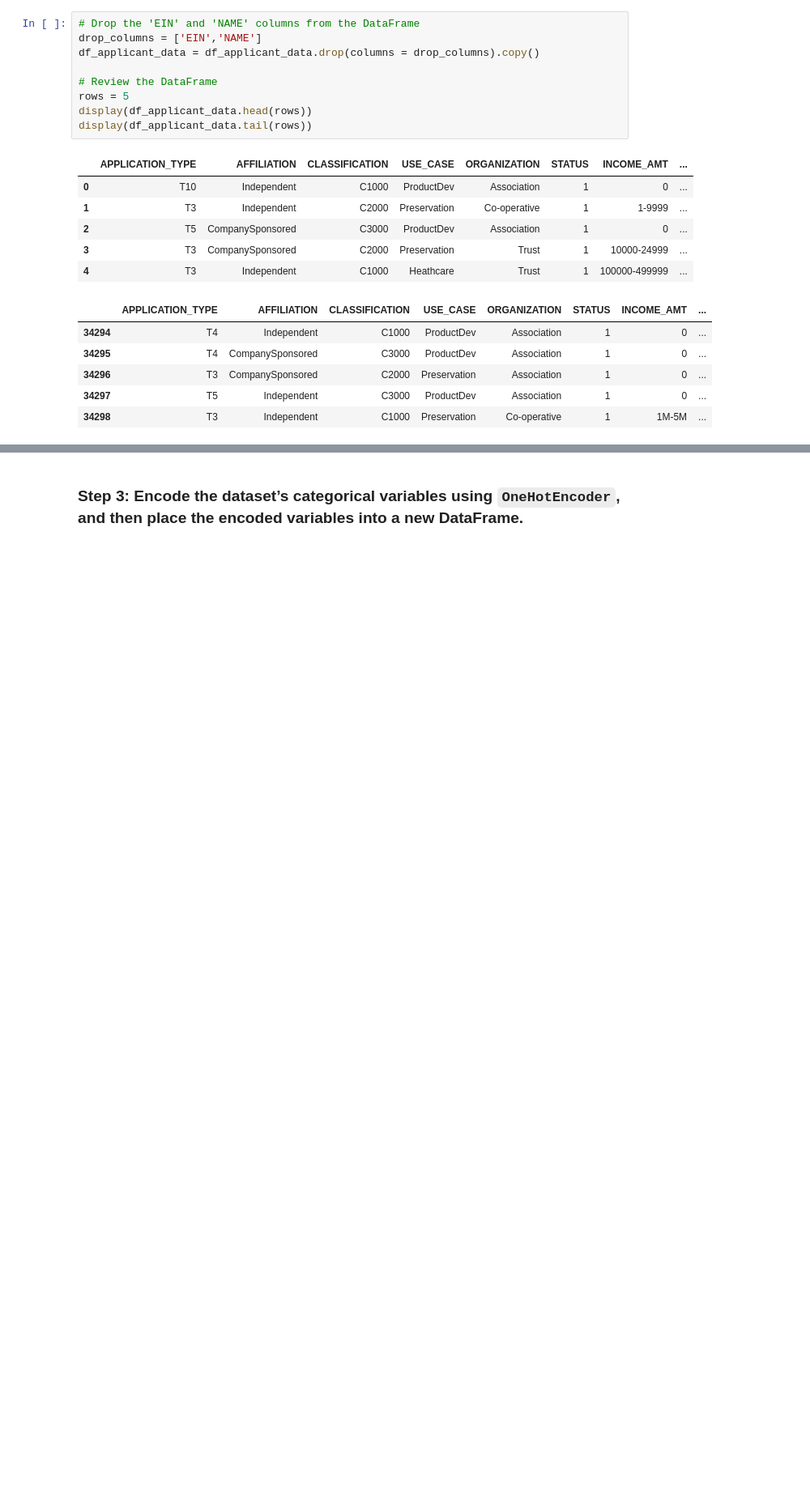
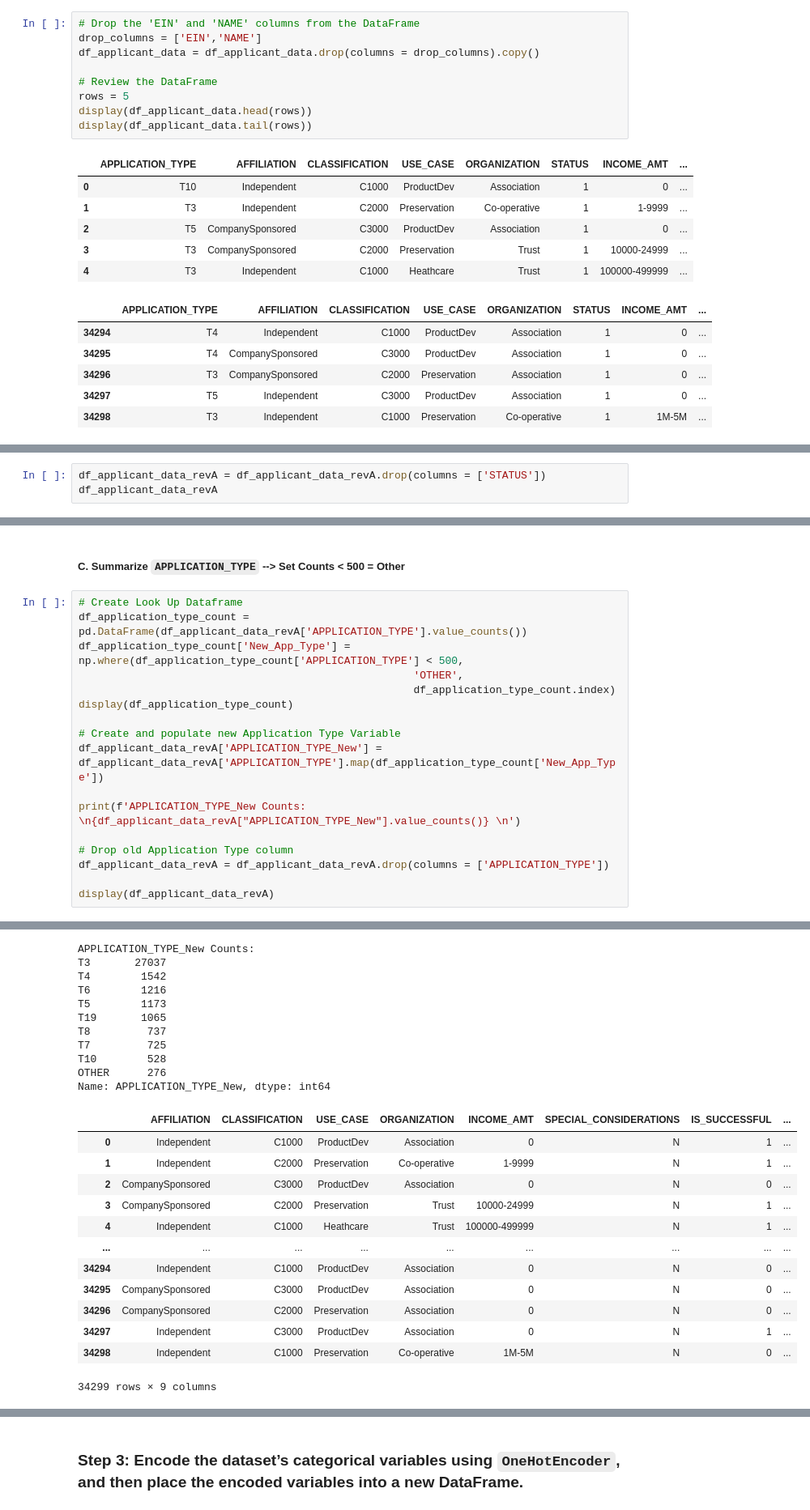
Before and after one commit to jerskine42/ftb13_Neural_Networks, a Jupyter notebook: code/venture_funding_with_deep_learning_revB.ipynb, the cells around one changed output, grey strips where cells are left out. Shown at 81% size. Drawn from its saved outputs; the diff is of its cells as text; blank space fills up the shorter version.

```diff
--- a/code/venture_funding_with_deep_learning_revB.ipynb
+++ b/code/venture_funding_with_deep_learning_revB.ipynb
@@ -167,0 +354,3 @@ display(df_applicant_data.tail(rows))
+# %%
+df_applicant_data_revA = df_applicant_data_revA.drop(columns = ['STATUS'])
+df_applicant_data_revA
@@ -167,0 +371,20 @@ display(df_applicant_data.tail(rows))
+# %% [markdown]
+##### C. Summarize `APPLICATION_TYPE` --> Set Counts < 500 = Other
+# %%
+# Create Look Up Dataframe
+df_application_type_count = pd.DataFrame(df_applicant_data_revA['APPLICATION_TYPE'].value_counts())
+df_application_type_count['New_App_Type'] = np.where(df_application_type_count['APPLICATION_TYPE'] < 500,
+                                                     'OTHER',
+                                                     df_application_type_count.index)
+display(df_application_type_count)
+
+# Create and populate new Application Type Variable
+df_applicant_data_revA['APPLICATION_TYPE_New'] = df_applicant_data_revA['APPLICATION_TYPE'].map(df_application_type_count['New_App_Type'])
+
+print(f'APPLICATION_TYPE_New Counts: \n{df_applicant_data_revA["APPLICATION_TYPE_New"].value_counts()} \n')
+
+# Drop old Application Type column
+df_applicant_data_revA = df_applicant_data_revA.drop(columns = ['APPLICATION_TYPE'])
+
+display(df_applicant_data_revA)
+# %% [output]
@@ -167,0 +409,24 @@ display(df_applicant_data.tail(rows))
+APPLICATION_TYPE_New Counts:
+T3       27037
+T4        1542
+T6        1216
+T5        1173
+T19       1065
+T8         737
+T7         725
+T10        528
+OTHER      276
+Name: APPLICATION_TYPE_New, dtype: int64
+|  | AFFILIATION | CLASSIFICATION | USE_CASE | ORGANIZATION | INCOME_AMT | SPECIAL_CONSIDERATIONS | IS_SUCCESSFUL | ... |
+| 0 | Independent | C1000 | ProductDev | Association | 0 | N | 1 | ... |
+| 1 | Independent | C2000 | Preservation | Co-operative | 1-9999 | N | 1 | ... |
+| 2 | CompanySponsored | C3000 | ProductDev | Association | 0 | N | 0 | ... |
+| 3 | CompanySponsored | C2000 | Preservation | Trust | 10000-24999 | N | 1 | ... |
+| 4 | Independent | C1000 | Heathcare | Trust | 100000-499999 | N | 1 | ... |
+| ... | ... | ... | ... | ... | ... | ... | ... | ... |
+| 34294 | Independent | C1000 | ProductDev | Association | 0 | N | 0 | ... |
+| 34295 | CompanySponsored | C3000 | ProductDev | Association | 0 | N | 0 | ... |
+| 34296 | CompanySponsored | C2000 | Preservation | Association | 0 | N | 0 | ... |
+| 34297 | Independent | C3000 | ProductDev | Association | 0 | N | 1 | ... |
+| 34298 | Independent | C1000 | Preservation | Co-operative | 1M-5M | N | 0 | ... |
+34299 rows × 9 columns
```
Also changed, not shown: parts of 87 cells of this notebook, 3 other files.
